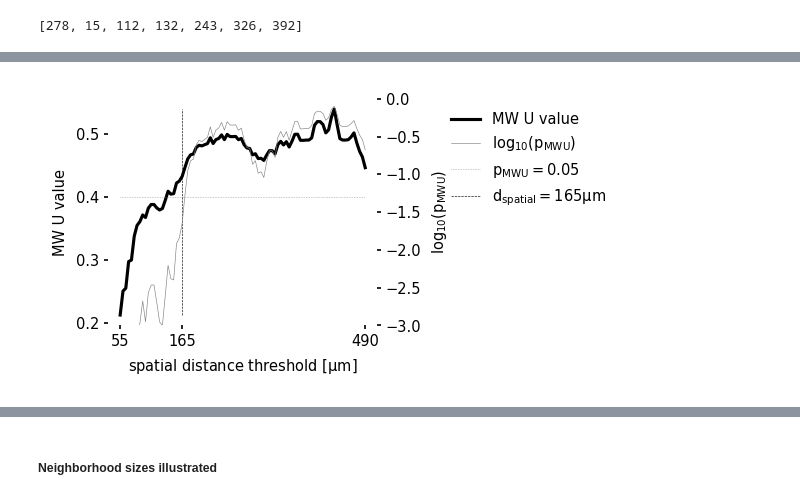
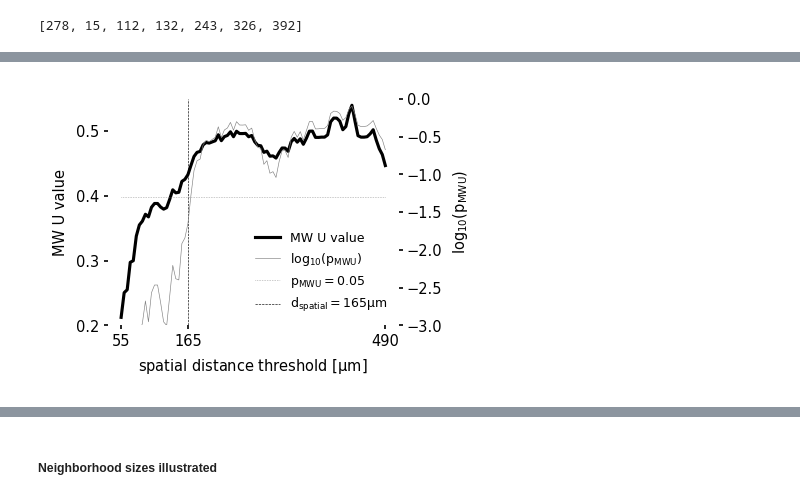
Before and after one commit to Huitzilo/glomcentric_code, a Jupyter notebook: MOB_Fig_tunotopy.ipynb, the cells around one changed output, grey strips where cells are left out. Cells and saved outputs as stored; diff of their text form; code cells hidden in the pictures.

Commit message:
rearranged cells to make more sense. finalised near/far comparison figure

```diff
--- a/MOB_Fig_tunotopy.ipynb
+++ b/MOB_Fig_tunotopy.ipynb
@@ -1068,47 +1069,52 @@ for i,label in enumerate(ts_normed.label_objects):
 t_s = np.array(t_s)
 # %%
 #Mann-Whitney U stats
-d_thresh = np.arange(50, int(np.nanmax(t_s[:,1]))-10, 5)
-res_dists = np.zeros((len(d_thresh),2), dtype=object)
-res_stats = np.zeros((len(d_thresh), 2))
-for i,d in enumerate(d_thresh):
-    nears = np.nonzero(t_s[:,1] <= d)[0]
-    fars = np.nonzero(t_s[:,1] > d)[0]
-    near_sim = t_s[nears,0]
-    far_sim = t_s[fars,0]
-    res_dists[i,:] = [near_sim, far_sim]
-    v_mw, p_mw = scipy.stats.mannwhitneyu(near_sim, far_sim, alternative="less")
-    res_stats[i,0:2] = [v_mw/(len(near_sim)*len(far_sim)), p_mw]
+def MWU_plot(t_s, ax):
+    d_thresh = np.arange(50, int(np.nanmax(t_s[:,1]))-10, 5)
+    res_dists = np.zeros((len(d_thresh),2), dtype=object)
+    res_stats = np.zeros((len(d_thresh), 2))
+    for i,d in enumerate(d_thresh):
+        nears = np.nonzero(t_s[:,1] <= d)[0]
+        fars = np.nonzero(t_s[:,1] > d)[0]
+        near_sim = t_s[nears,0]
+        far_sim = t_s[fars,0]
+        res_dists[i,:] = [near_sim, far_sim]
+        v_mw, p_mw = scipy.stats.mannwhitneyu(near_sim, far_sim, alternative="less")
+        res_stats[i,0:2] = [v_mw/(len(near_sim)*len(far_sim)), p_mw]
 
-# MW-U stat is only valid with at least 20 samples in each distribution
-num_near = np.array([len(n[0]) for n in res_dists]) >=20
-num_far = np.array([len(n[1]) for n in res_dists]) >=20
-mwu_valid = np.logical_and(num_near, num_far)
+    # MW-U stat is only valid with at least 20 samples in each distribution
+    num_near = np.array([len(n[0]) for n in res_dists]) >=20
+    num_far = np.array([len(n[1]) for n in res_dists]) >=20
+    mwu_valid = np.logical_and(num_near, num_far)
 
-dist_sig = d_thresh[mwu_valid][np.nonzero(res_stats[mwu_valid][:,1] <= .05)[0][-1]]
+    dist_sig = d_thresh[mwu_valid][np.nonzero(res_stats[mwu_valid][:,1] <= .05)[0][-1]]
 
-f = plt.figure(figsize=(4,2))
-gs = plt.GridSpec(1,2, width_ratios=[4,2], wspace=0.3)
-ax = f.add_subplot(gs[0])
-lvks = ax.plot(d_thresh[mwu_valid], res_stats[mwu_valid,0],"k", label="MW U value")
-ldth = ax.plot([dist_sig, dist_sig],[np.min(res_stats[mwu_valid,0]), np.max(res_stats[mwu_valid,0])],
-               linestyle='dashed', color="black", lw=0.3, label="$d_{{spatial}}={}\mu m$".format(dist_sig))
-ax.set_xlabel("spatial distance threshold [$\mu$m]")
-ax.set_ylabel("MW U value")
-ax.set_frame_on(False)
-ax.set_xticks([d_thresh[mwu_valid][0],dist_sig,d_thresh[mwu_valid][-1]])
+    lvks = ax.plot(d_thresh[mwu_valid], res_stats[mwu_valid,0],"k", label="MW U value")
+    ldth = ax.plot([dist_sig, dist_sig],[0.2,0.55],
+                   linestyle='dashed', color="black", lw=0.3, label="$d_{{spatial}}={}\mu m$".format(dist_sig))
+    par = {"xlabel": "spatial distance threshold [$\mu$m]",
+           "ylabel": "MW U value",
+           "frame_on": False,
+           "xticks": [d_thresh[mwu_valid][0],dist_sig,d_thresh[mwu_valid][-1]],
+           "ylim": (0.2,0.55),
+           "yticks": [0.2,0.3,0.4,0.5]}
+    ax.set(**par)
 
-ax1 = ax.twinx()
-ax1.set_ylabel("$log_{10}(p_{MWU})$")
-ax1.set_frame_on(False)
+    ax1 = ax.twinx()
+    ax1.set_ylabel("$log_{10}(p_{MWU})$")
+    ax1.set_frame_on(False)
 
-lpks = ax1.plot(d_thresh[mwu_valid], log10(res_stats[mwu_valid,1]),"b", label="$log_{10}(p_{MWU})$", lw=0.3, color="gray")
-lpth = ax1.plot(d_thresh[mwu_valid], np.ones_like(d_thresh[mwu_valid])*log10(0.05), color="gray",
-                linestyle="dotted", label="$p_{MWU} = 0.05$", lw=0.3)
-ax1.set_ylim((-3., 0.))
+    lpks = ax1.plot(d_thresh[mwu_valid], log10(res_stats[mwu_valid,1]),"b", label="$log_{10}(p_{MWU})$", lw=0.3, color="gray")
+    lpth = ax1.plot(d_thresh[mwu_valid], np.ones_like(d_thresh[mwu_valid])*log10(0.05), color="gray",
+                    linestyle="dotted", label="$p_{MWU} = 0.05$", lw=0.3)
+    ax1.set_ylim((-3., -1e-6))
 
-lns = lvks+lpks+lpth+ldth
-labs = [l.get_label() for l in lns]
-axleg = f.add_subplot(gs[1], frame_on=False, xticks=[], yticks=[])
-axleg.legend(lns, labs, loc="upper left", frameon=False)
+    lns = lvks+lpks+lpth+ldth
+    labs = [l.get_label() for l in lns]
+    ax.legend(lns, labs, loc="lower right", frameon=False, fontsize=6)
+
+
+f = plt.figure(figsize=(2.5,2))
+ax = f.add_subplot(111)
+MWU_plot(t_s, ax)
 # %% [output]
@@ -1116 +1121 @@ axleg.legend(lns, labs, loc="upper left", frameon=False)
-[figure, old version]
+[figure, new version]
```
Also changed, not shown: parts of 8 cells of this notebook.
